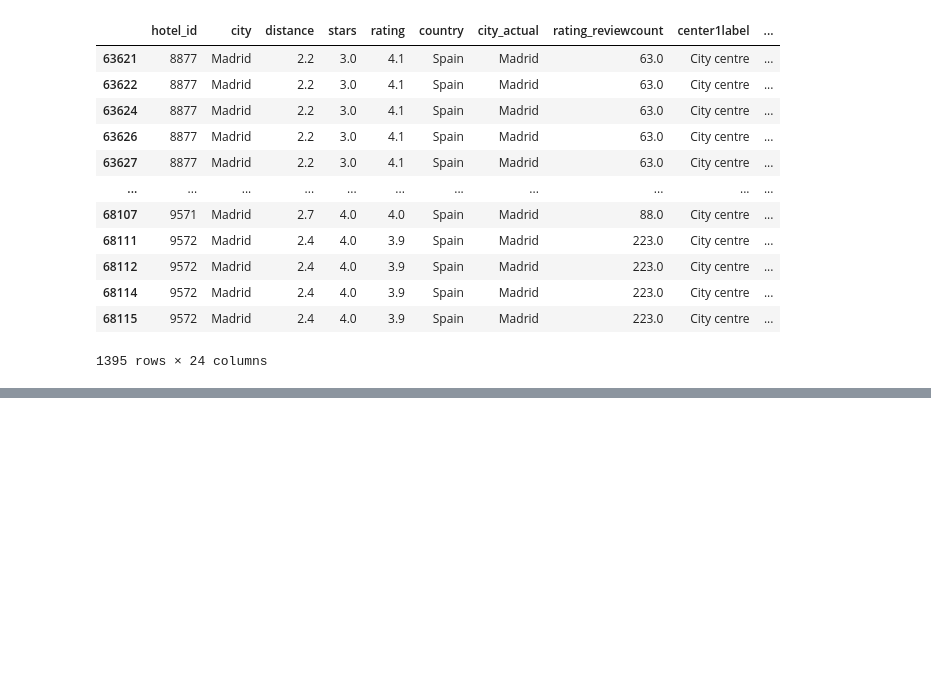
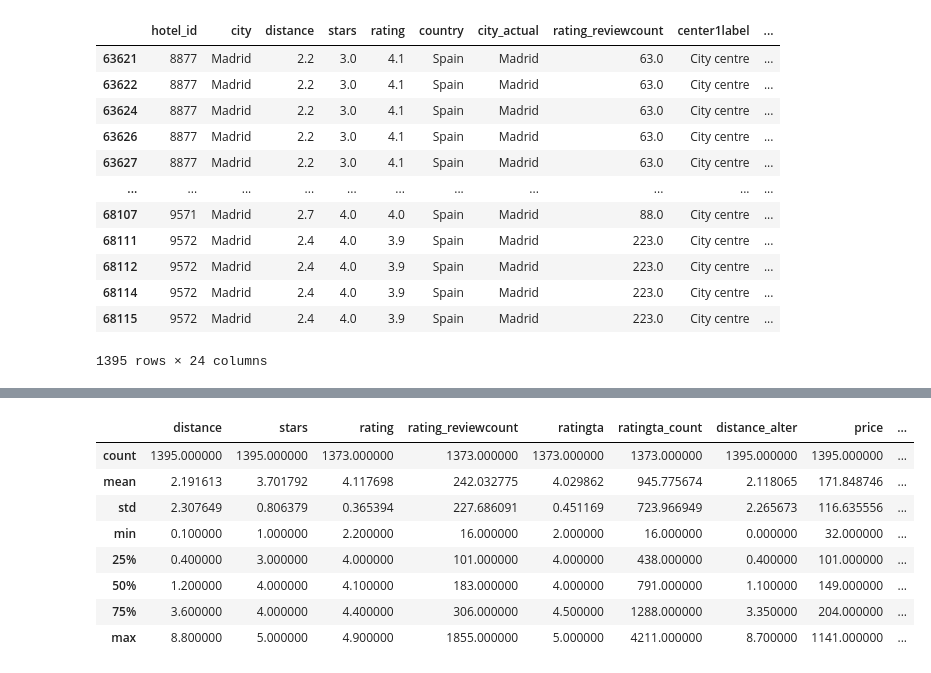
Before and after one commit to Alejandra-savagebriz/DA2, a Jupyter notebook: Assignment2_DA2.ipynb, the cells around one changed output, grey strips where cells are left out. Cells and saved outputs as stored; diff of their text form; code cells hidden in the pictures; blank space fills up the shorter version.

```diff
--- a/Assignment2_DA2.ipynb
+++ b/Assignment2_DA2.ipynb
@@ -638,0 +659,12 @@ madrid_hotels
+# %%
+madrid_hotels.describe()
+# %% [output]
+|  | distance | stars | rating | rating_reviewcount | ratingta | ratingta_count | distance_alter | price | ... |
+| count | 1395.000000 | 1395.000000 | 1373.000000 | 1373.000000 | 1373.000000 | 1373.000000 | 1395.000000 | 1395.000000 | ... |
+| mean | 2.191613 | 3.701792 | 4.117698 | 242.032775 | 4.029862 | 945.775674 | 2.118065 | 171.848746 | ... |
+| std | 2.307649 | 0.806379 | 0.365394 | 227.686091 | 0.451169 | 723.966949 | 2.265673 | 116.635556 | ... |
+| min | 0.100000 | 1.000000 | 2.200000 | 16.000000 | 2.000000 | 16.000000 | 0.000000 | 32.000000 | ... |
+| 25% | 0.400000 | 3.000000 | 4.000000 | 101.000000 | 4.000000 | 438.000000 | 0.400000 | 101.000000 | ... |
+| 50% | 1.200000 | 4.000000 | 4.100000 | 183.000000 | 4.000000 | 791.000000 | 1.100000 | 149.000000 | ... |
+| 75% | 3.600000 | 4.000000 | 4.400000 | 306.000000 | 4.500000 | 1288.000000 | 3.350000 | 204.000000 | ... |
+| max | 8.800000 | 5.000000 | 4.900000 | 1855.000000 | 5.000000 | 4211.000000 | 8.700000 | 1141.000000 | ... |
```
Also changed, not shown: parts of 2 cells of this notebook.
